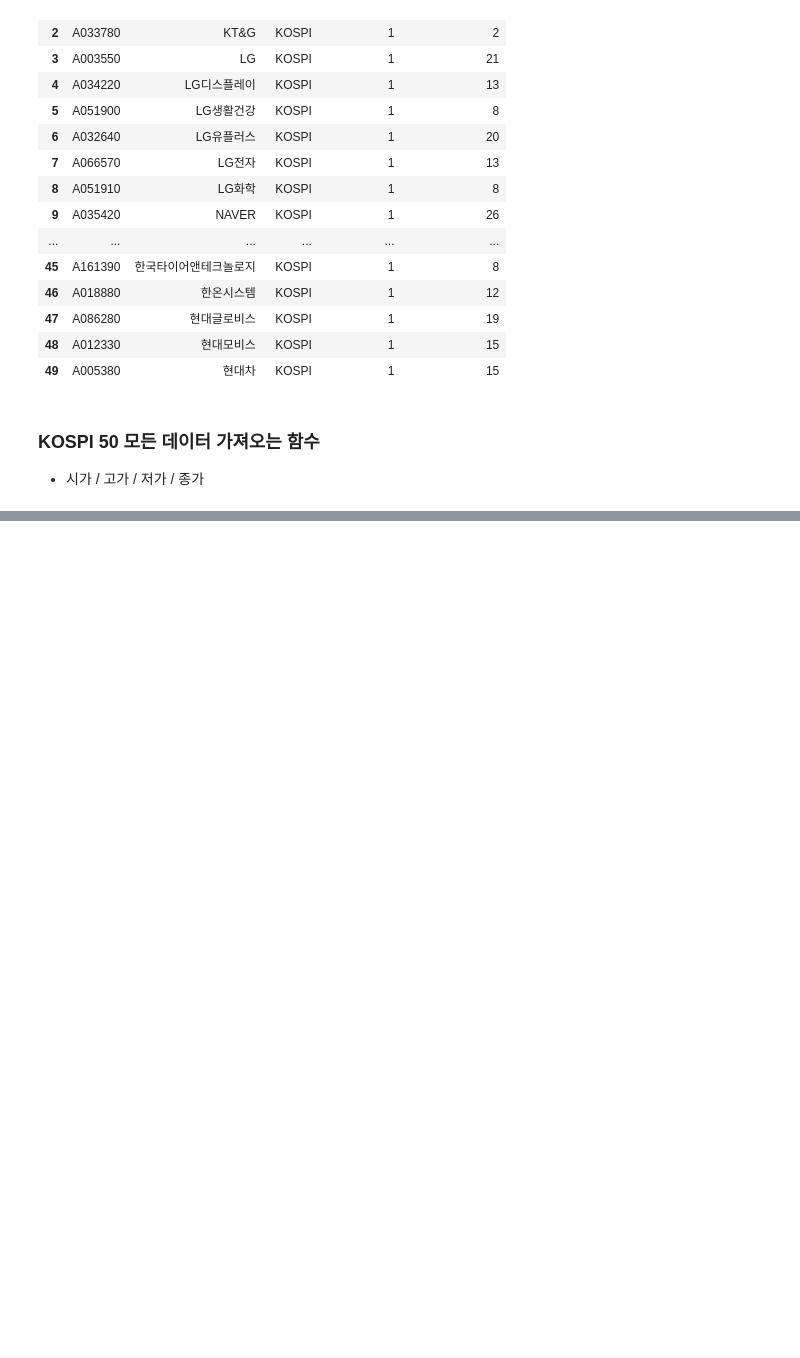
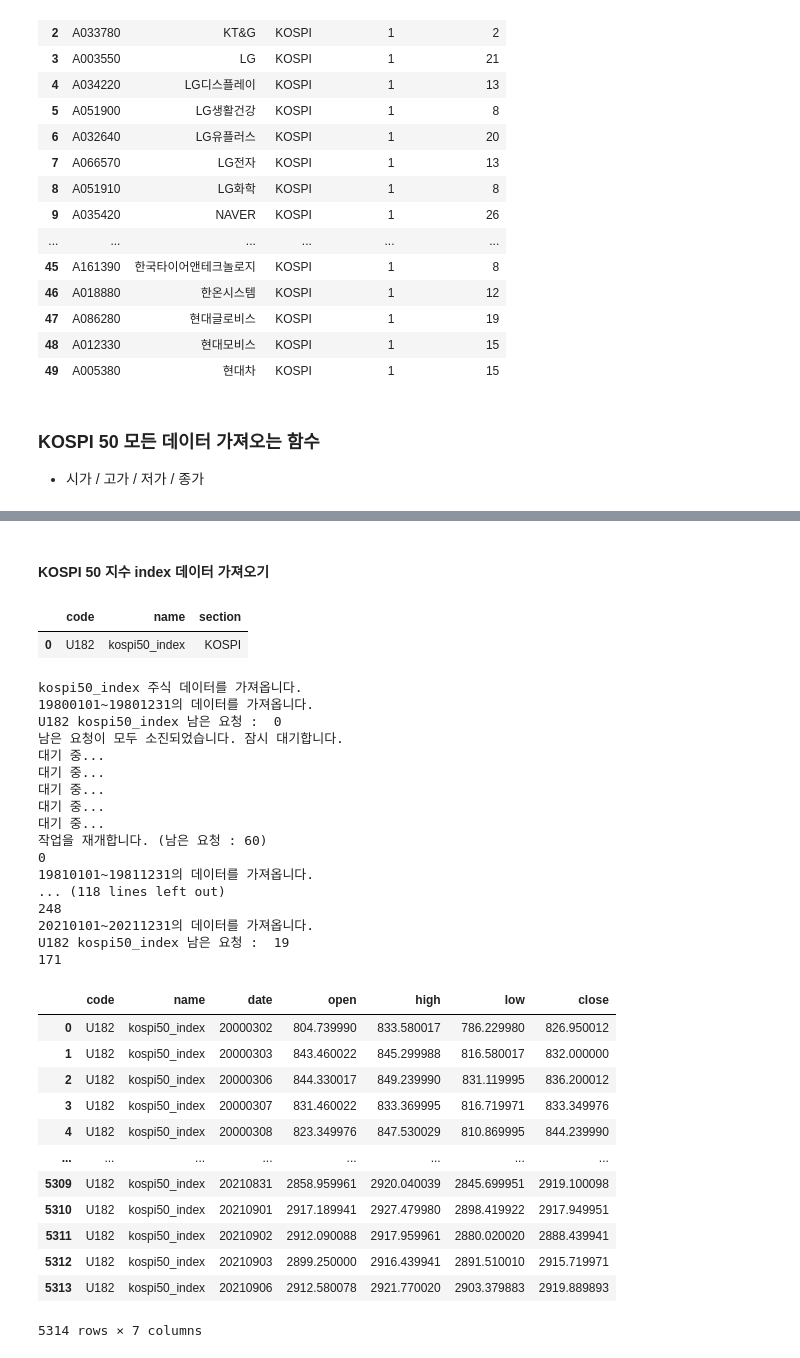
Before and after one commit to Stock-Recommandation-System-based-on-AI/stock_data, a Jupyter notebook: kospi50_all_stock_data.ipynb, the cells around one changed output, grey strips where cells are left out. Cells and saved outputs as stored; diff of their text form; code cells hidden in the pictures; blank space fills up the shorter version.

Commit message:
add kospi50 index

```diff
--- a/kospi50_all_stock_data.ipynb
+++ b/kospi50_all_stock_data.ipynb
@@ -41,6 +41,7 @@ print(len(kospi50_codes), '\n', kospi50_codes)
 50
  ['A105560', 'A030200', 'A033780', 'A003550', 'A034220', 'A051900', 'A032640', 'A066570', 'A051910', 'A035420', 'A005490', 'A010950', 'A034730', 'A302440', 'A326030', 'A361610', 'A096770', 'A017670',  ...
 # %%
+stockitems = pd.read_csv("./data/stockitems.csv", index_col="code")
 kospi50_info = stockitems.loc[list(kospi50_codes)]
 kospi50_info = kospi50_info.reset_index()
 kospi50_info
@@ -184,0 +188,42 @@ A005380 현대차 남은 요청 :  1
+# %% [markdown]
+#### KOSPI 50 지수 index 데이터 가져오기
+# %%
+kospi50index = pd.DataFrame(data=[["U182", "kospi50_index", "KOSPI"]], columns=["code", "name", "section"])
+kospi50index
+# %% [output]
+|  | code | name | section |
+| 0 | U182 | kospi50_index | KOSPI |
+# %%
+kospi50index_data = get_kospi50_stock_data(kospi50index, "19800101", "20211231")
+kospi50index_data
+# %% [output]
+kospi50_index 주식 데이터를 가져옵니다.
+19800101~19801231의 데이터를 가져옵니다.
+U182 kospi50_index 남은 요청 :  0
+남은 요청이 모두 소진되었습니다. 잠시 대기합니다.
+대기 중...
+대기 중...
+대기 중...
+대기 중...
+대기 중...
+작업을 재개합니다. (남은 요청 : 60)
+0
+19810101~19811231의 데이터를 가져옵니다.
+... (118 lines left out)
+248
+20210101~20211231의 데이터를 가져옵니다.
+U182 kospi50_index 남은 요청 :  19
+171
+|  | code | name | date | open | high | low | close |
+| 0 | U182 | kospi50_index | 20000302 | 804.739990 | 833.580017 | 786.229980 | 826.950012 |
+| 1 | U182 | kospi50_index | 20000303 | 843.460022 | 845.299988 | 816.580017 | 832.000000 |
+| 2 | U182 | kospi50_index | 20000306 | 844.330017 | 849.239990 | 831.119995 | 836.200012 |
+| 3 | U182 | kospi50_index | 20000307 | 831.460022 | 833.369995 | 816.719971 | 833.349976 |
+| 4 | U182 | kospi50_index | 20000308 | 823.349976 | 847.530029 | 810.869995 | 844.239990 |
+| ... | ... | ... | ... | ... | ... | ... | ... |
+| 5309 | U182 | kospi50_index | 20210831 | 2858.959961 | 2920.040039 | 2845.699951 | 2919.100098 |
+| 5310 | U182 | kospi50_index | 20210901 | 2917.189941 | 2927.479980 | 2898.419922 | 2917.949951 |
+| 5311 | U182 | kospi50_index | 20210902 | 2912.090088 | 2917.959961 | 2880.020020 | 2888.439941 |
+| 5312 | U182 | kospi50_index | 20210903 | 2899.250000 | 2916.439941 | 2891.510010 | 2915.719971 |
+| 5313 | U182 | kospi50_index | 20210906 | 2912.580078 | 2921.770020 | 2903.379883 | 2919.889893 |
+5314 rows × 7 columns
```
Also changed, not shown: parts of 5 cells of this notebook, 2 other files.
